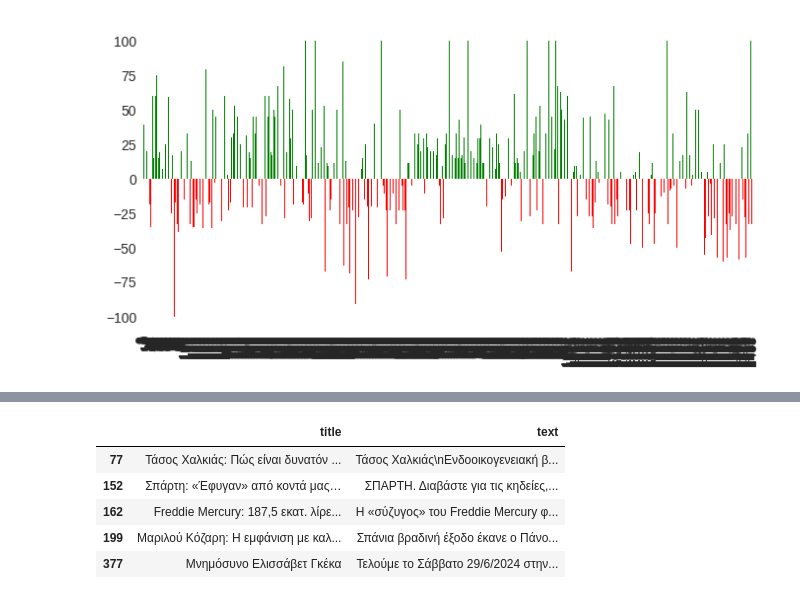
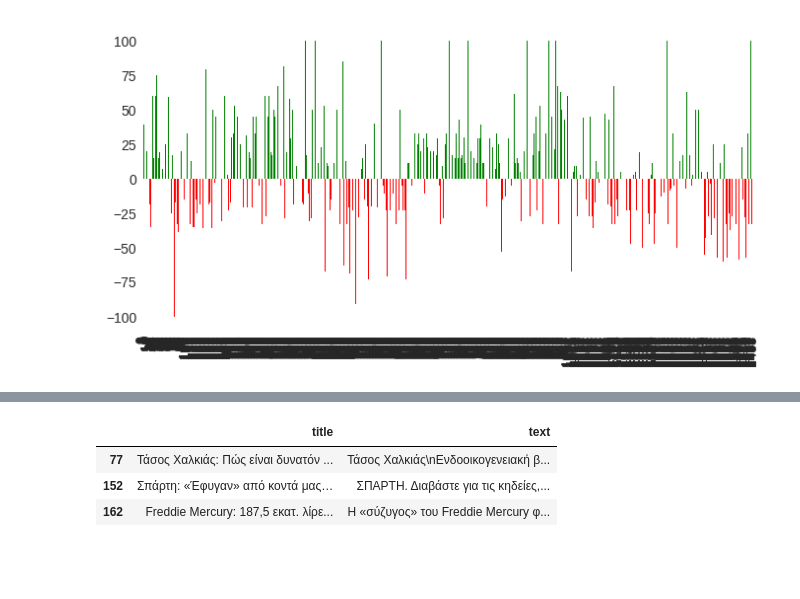
Before and after one commit to Kremmydasalexandros/datastories_for_emme, a Jupyter notebook: ΓΥΝΑΙΚΟΚΤΟΝΙΑ_7.ipynb, the cells around one changed output, grey strips where cells are left out. Drawn from its saved outputs; the diff is of its cells as text; code cells hidden in the pictures; blank space fills up the shorter version.

```diff
--- a/ΓΥΝΑΙΚΟΚΤΟΝΙΑ_7.ipynb
+++ b/ΓΥΝΑΙΚΟΚΤΟΝΙΑ_7.ipynb
@@ -431,12 +431,3 @@ df['(-)αρνητικότητα | θετικότητα(+)'].plot(kind='bar',
 # %% [output]
 <Axes: >
 [figure]
-# %%
-# Assuming 'index' refers to the DataFrame's implicit index,
-# reset it to make it a column:
-df = df.reset_index()
-
-# Now you can filter and select columns:
-df[((df['(-)αρνητικότητα | θετικότητα(+)'] == df['(-)αρνητικότητα | θετικότητα(+)'].max()) |
-    (df['(-)αρνητικότητα | θετικότητα(+)'] == df['(-)αρνητικότητα | θετικότητα(+)'].min()))
-  ][['index', 'positive', 'negative', '(-)αρνητικότητα | θετικότητα(+)']]
@@ -445,9 +433,0 @@ ValueError: cannot insert level_0, already exists
-# %%
-# Assuming 'index' refers to the DataFrame's implicit index,
-# reset it to make it a column, handling potential naming conflicts:
-df = df.reset_index(drop=True)  # Drop the existing 'level_0' column if it exists
-
-# Now you can filter and select columns:
-df[((df['(-)αρνητικότητα | θετικότητα(+)'] == df['(-)αρνητικότητα | θετικότητα(+)'].max()) |
-    (df['(-)αρνητικότητα | θετικότητα(+)'] == df['(-)αρνητικότητα | θετικότητα(+)'].min()))
-  ][['index', 'positive', 'negative', '(-)αρνητικότητα | θετικότητα(+)']]
@@ -472,9 +434,7 @@ df[((df['(-)αρνητικότητα | θετικότητα(+)'] == df['(-)αρ
 # %%
-df.loc[[77,152,162,199,377], ['title', 'text']]
+df.loc[[77,152,162], ['title', 'text']]
 # %% [output]
 |  | title | text |
 | 77 | Τάσος Χαλκιάς: Πώς είναι δυνατόν ... | Τάσος Χαλκιάς\nΕνδοοικογενειακή β... |
 | 152 | Σπάρτη: «Έφυγαν» από κοντά μας… | ΣΠΑΡΤΗ. Διαβάστε για τις κηδείες,... |
 | 162 | Freddie Mercury: 187,5 εκατ. λίρε... | Η «σύζυγος» του Freddie Mercury φ... |
-| 199 | Μαριλού Κόζαρη: Η εμφάνιση με καλ... | Σπάνια βραδινή έξοδο έκανε ο Πάνο... |
-| 377 | Μνημόσυνο Ελισσάβετ Γκέκα | Τελούμε το Σάββατο 29/6/2024 στην... |
```
Also changed, not shown: parts of 3 cells of this notebook.
